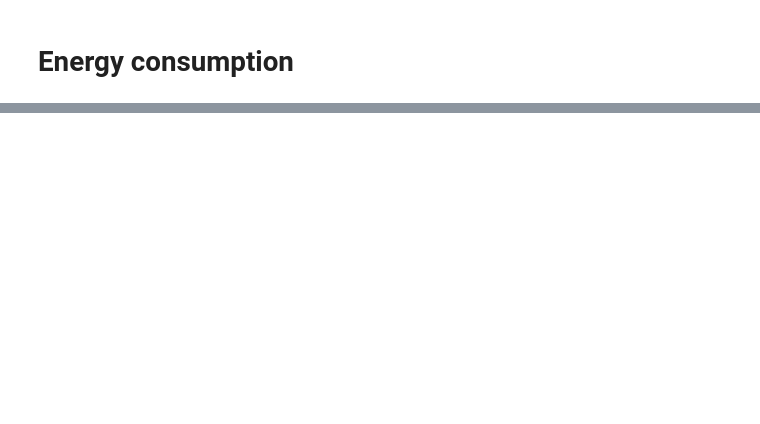
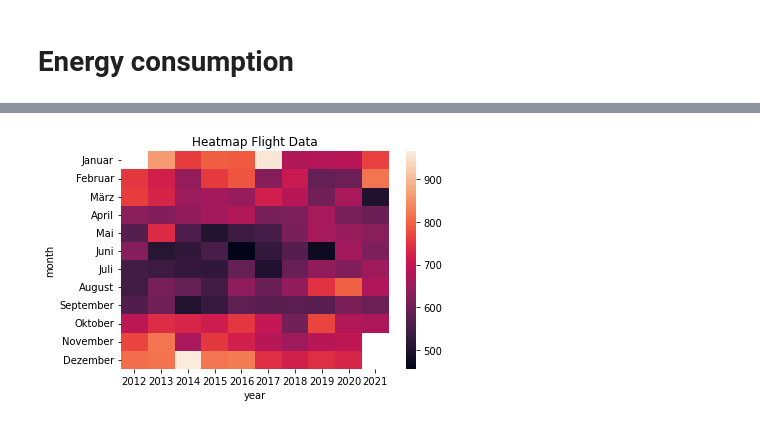
Before and after one commit to mweil372/jupyter-notebooks, a Jupyter notebook: energy-consumption.ipynb, the cells around one changed output, grey strips where cells are left out. Saved outputs shown, nothing was run; the diff lists cells and outputs as text; code cells hidden in the pictures; blank space fills up the shorter version.

```diff
--- a/energy-consumption.ipynb
+++ b/energy-consumption.ipynb
@@ -28,0 +110,7 @@ df = pd.DataFrame(values[1:], columns=values[0])
+# %%
+df_heatmap = df_new.pivot(index='month', columns='year', values='power_per_month')
+ax = sns.heatmap(df_heatmap)
+plt.title("Heatmap Flight Data")
+plt.show()
+# %% [output]
+[figure, added]
```
Also changed, not shown: parts of 14 cells of this notebook.
